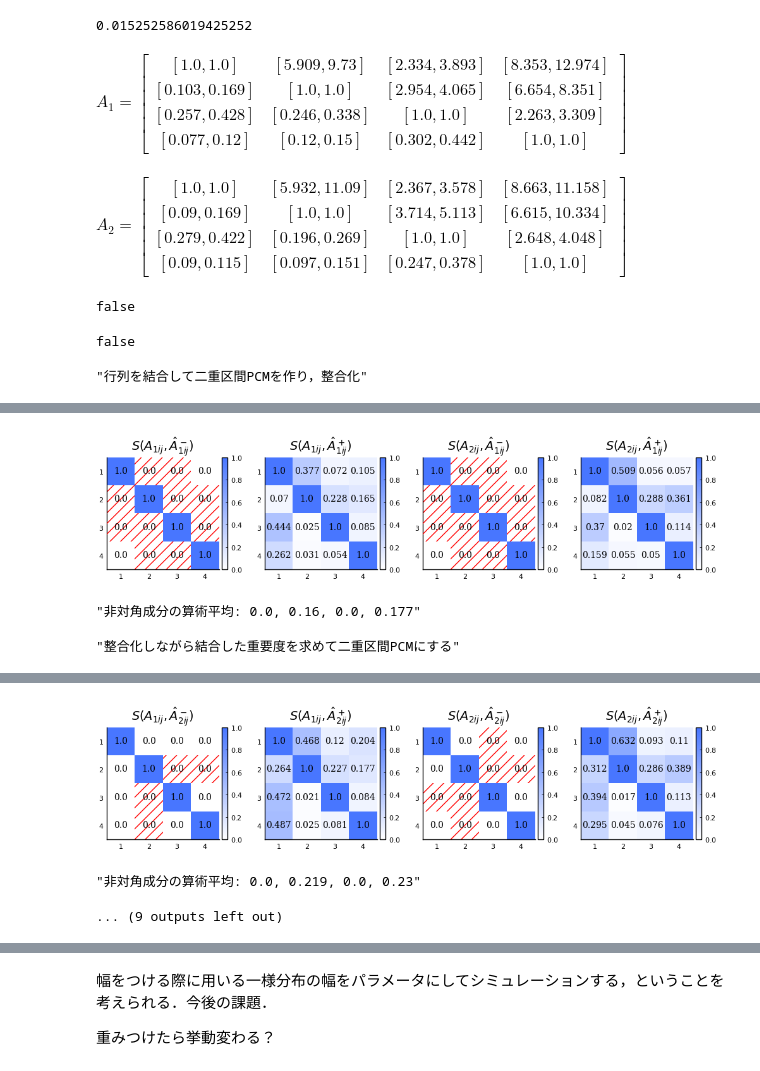
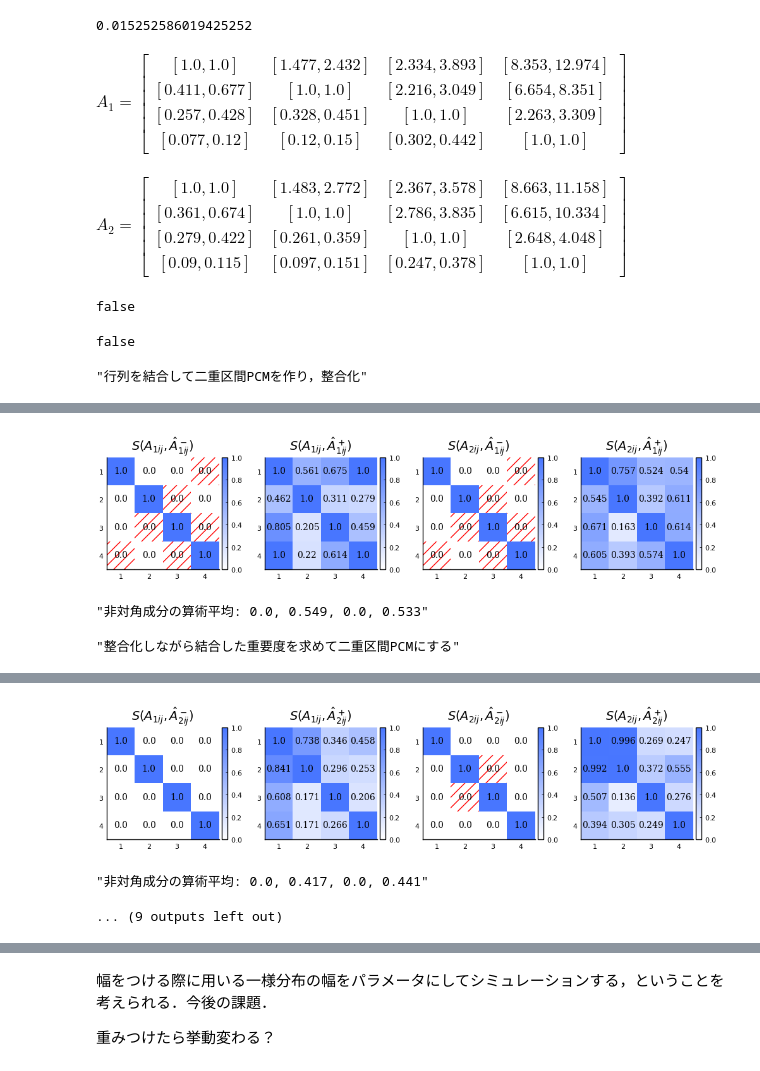
Before and after one commit to Kishikawa1286/illknownpcm, a Jupyter notebook: src/20230125.ipynb, the cells around one changed output, grey strips where cells are left out. Drawn from its saved outputs; the diff is of its cells as text; code cells hidden in the pictures.

```diff
--- a/src/20230125.ipynb
+++ b/src/20230125.ipynb
@@ -308,9 +309,9 @@ _, n = size(A)
 0.015252586019425252
 # %%
 A = [
-    1 8 3 10
-    1/8 1 4 8
-    1/3 1/4 1 3
+    1 2 3 10
+    1/2 1 3 8
+    1/3 1/3 1 3
     1/10 1/8 1/3 1
 ]
 
@@ -325,8 +326,8 @@ display(isConsistentIntervalPCM(A₂))
 
 plotAll(A₁, A₂)
 # %% [output]
-$A_1 = \begin{bmatrix} \left[ 1.0, 1.0 \right] & \left[ 5.909, 9.73 \right] & \left[ 2.334, 3.893 \right] & \left[ 8.353, 12.974 \right] \\ \left[ 0.103, 0.169 \right] & \left[ 1.0, 1.0 \right] & \left[ 2.954, 4.065 \right] & \left[ 6.654, 8.351 \right] \\ \left[ 0.257, 0.428 \right] & \left[ 0.246, 0.338 \right] & \left[ 1.0, 1.0 \right] & \left[ 2.263, 3.309 \right] \\ \left[ 0.077, 0.12 \right] & \left[ 0.12, 0.15 \right] & \left[ 0.302, 0.442 \right] & \left[ 1.0, 1.0 \right] \end{bmatrix}$
+$A_1 = \begin{bmatrix} \left[ 1.0, 1.0 \right] & \left[ 1.477, 2.432 \right] & \left[ 2.334, 3.893 \right] & \left[ 8.353, 12.974 \right] \\ \left[ 0.411, 0.677 \right] & \left[ 1.0, 1.0 \right] & \left[ 2.216, 3.049 \right] & \left[ 6.654, 8.351 \right] \\ \left[ 0.257, 0.428 \right] & \left[ 0.328, 0.451 \right] & \left[ 1.0, 1.0 \right] & \left[ 2.263, 3.309 \right] \\ \left[ 0.077, 0.12 \right] & \left[ 0.12, 0.15 \right] & \left[ 0.302, 0.442 \right] & \left[ 1.0, 1.0 \right] \end{bmatrix}$
-$A_2 = \begin{bmatrix} \left[ 1.0, 1.0 \right] & \left[ 5.932, 11.09 \right] & \left[ 2.367, 3.578 \right] & \left[ 8.663, 11.158 \right] \\ \left[ 0.09, 0.169 \right] & \left[ 1.0, 1.0 \right] & \left[ 3.714, 5.113 \right] & \left[ 6.615, 10.334 \right] \\ \left[ 0.279, 0.422 \right] & \left[ 0.196, 0.269 \right] & \left[ 1.0, 1.0 \right] & \left[ 2.648, 4.048 \right] \\ \left[ 0.09, 0.115 \right] & \left[ 0.097, 0.151 \right] & \left[ 0.247, 0.378 \right] & \left[ 1.0, 1.0 \right] \end{bmatrix}$
+$A_2 = \begin{bmatrix} \left[ 1.0, 1.0 \right] & \left[ 1.483, 2.772 \right] & \left[ 2.367, 3.578 \right] & \left[ 8.663, 11.158 \right] \\ \left[ 0.361, 0.674 \right] & \left[ 1.0, 1.0 \right] & \left[ 2.786, 3.835 \right] & \left[ 6.615, 10.334 \right] \\ \left[ 0.279, 0.422 \right] & \left[ 0.261, 0.359 \right] & \left[ 1.0, 1.0 \right] & \left[ 2.648, 4.048 \right] \\ \left[ 0.09, 0.115 \right] & \left[ 0.097, 0.151 \right] & \left[ 0.247, 0.378 \right] & \left[ 1.0, 1.0 \right] \end{bmatrix}$
 false
 false
 "行列を結合して二重区間PCMを作り，整合化"
@@ -334,3 +335,3 @@ $\hat{A}_{1} = \begin{bmatrix} \left[   1.0, \left[   1.0,   1.0 \right],   1.0
-[figure, old version]
+[figure, new version]
-"非対角成分の算術平均: 0.0, 0.16, 0.0, 0.177"
+"非対角成分の算術平均: 0.0, 0.549, 0.0, 0.533"
 "整合化しながら結合した重要度を求めて二重区間PCMにする"
@@ -338,5 +339,5 @@ $\hat{A}_{2} = \begin{bmatrix} \left[   1.0, \left[   1.0,   1.0 \right],   1.0
-[figure, old version]
+[figure, new version]
-"非対角成分の算術平均: 0.0, 0.219, 0.0, 0.23"
+"非対角成分の算術平均: 0.0, 0.417, 0.0, 0.441"
 ... (9 outputs left out)
 # %% [markdown]
 <!-- - 2 つとも整合していない
```
Also changed, not shown: parts of 2 cells of this notebook, 1 other file.
